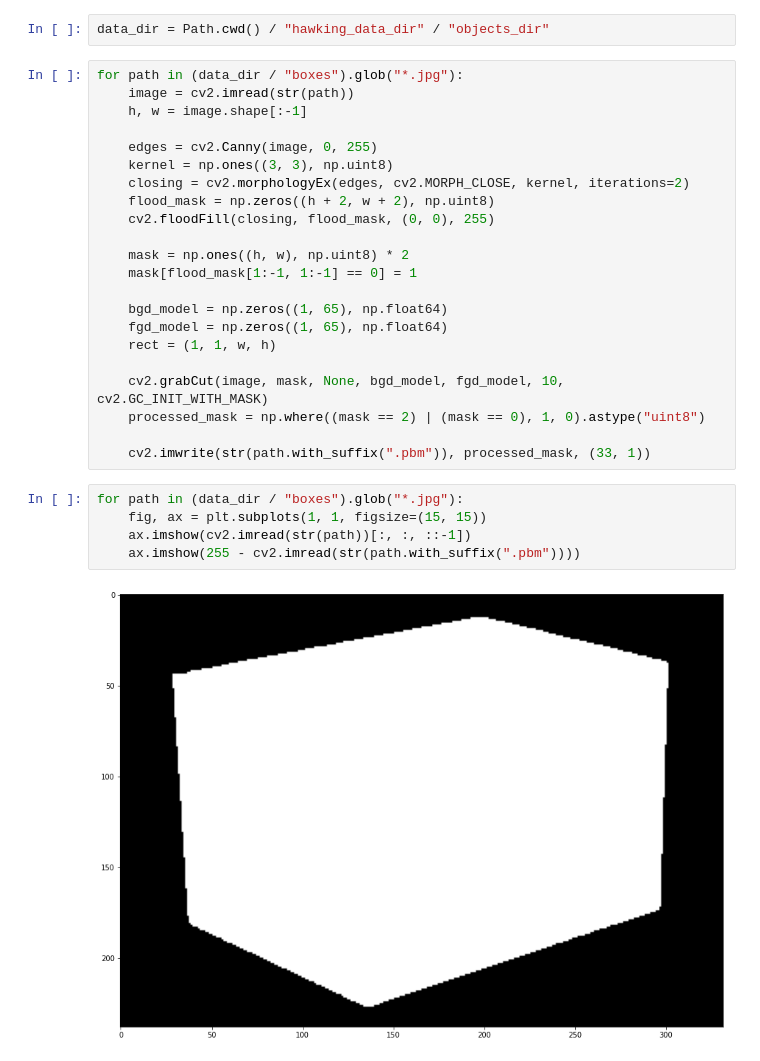
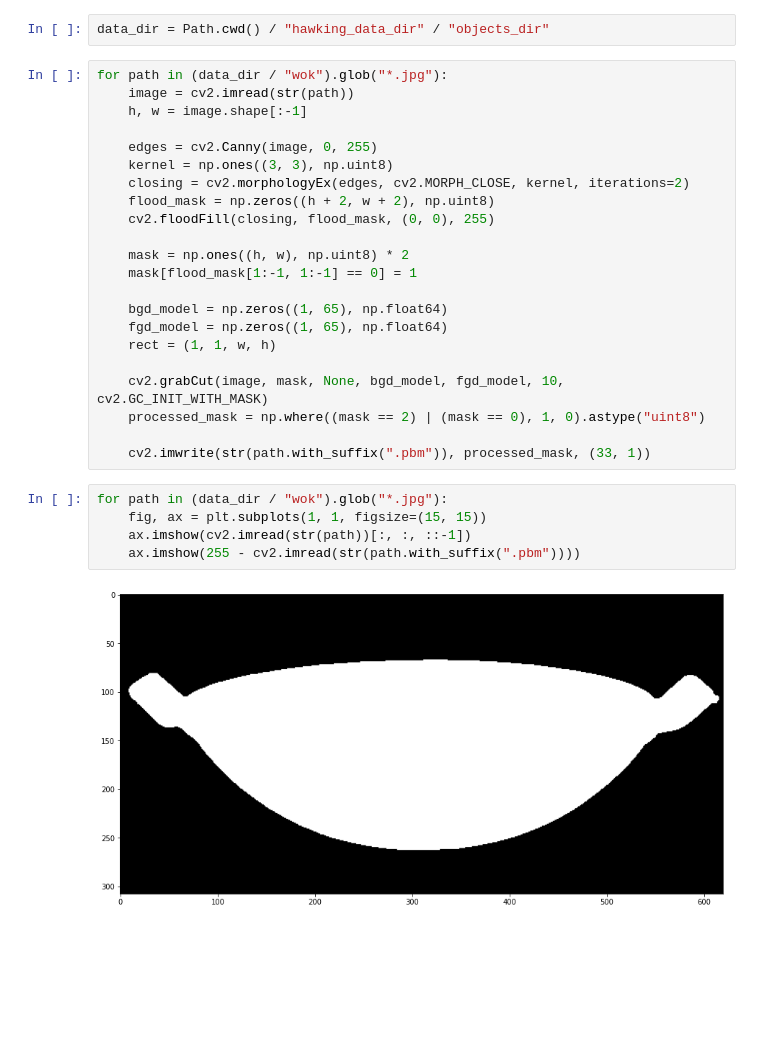
Before and after one commit to mammothb/syndata-generation, a Jupyter notebook: foreground_segmentation.ipynb, the cells around one changed output. Cells and saved outputs as stored; diff of their text form; blank space fills up the shorter version.

```diff
--- a/foreground_segmentation.ipynb
+++ b/foreground_segmentation.ipynb
@@ -7,7 +7,7 @@ import numpy as np
 # %%
 data_dir = Path.cwd() / "hawking_data_dir" / "objects_dir"
 # %%
-for path in (data_dir / "boxes").glob("*.jpg"):
+for path in (data_dir / "wok").glob("*.jpg"):
     image = cv2.imread(str(path))
     h, w = image.shape[:-1]
 
@@ -29,9 +29,9 @@ for path in (data_dir / "boxes").glob("*.jpg"):
 
     cv2.imwrite(str(path.with_suffix(".pbm")), processed_mask, (33, 1))
 # %%
-for path in (data_dir / "boxes").glob("*.jpg"):
+for path in (data_dir / "wok").glob("*.jpg"):
     fig, ax = plt.subplots(1, 1, figsize=(15, 15))
     ax.imshow(cv2.imread(str(path))[:, :, ::-1])
     ax.imshow(255 - cv2.imread(str(path.with_suffix(".pbm"))))
 # %% [output]
-[figure, old version]
+[figure, new version]
```
Also changed, not shown: parts of 1 cell of this notebook, 2 other files.
